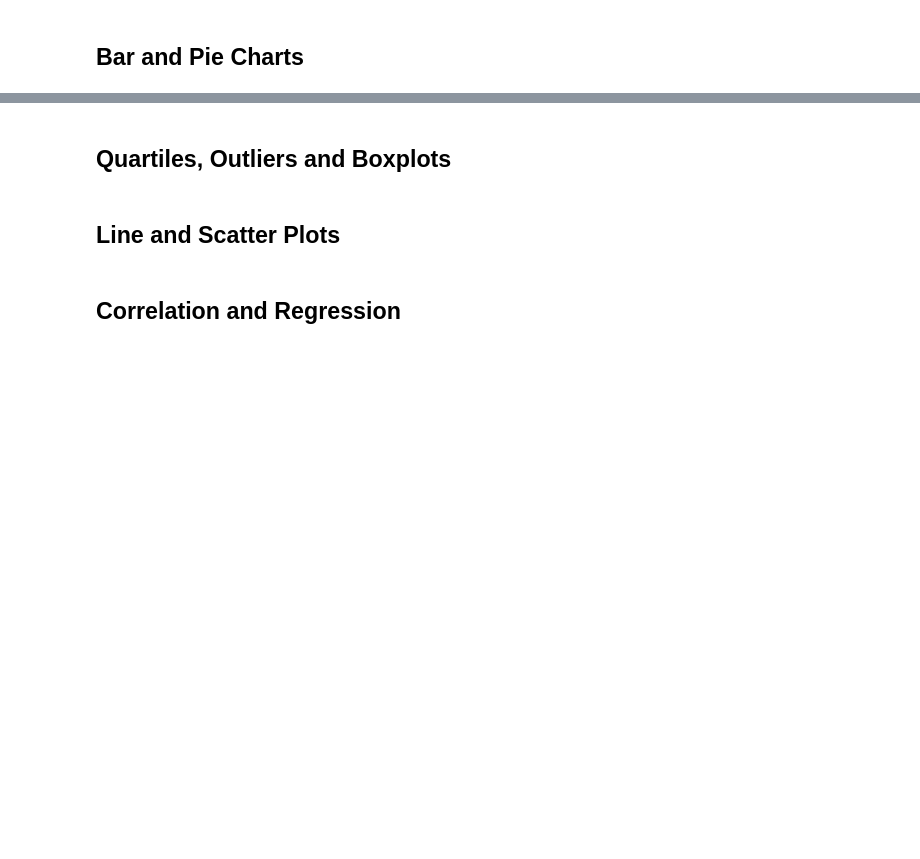
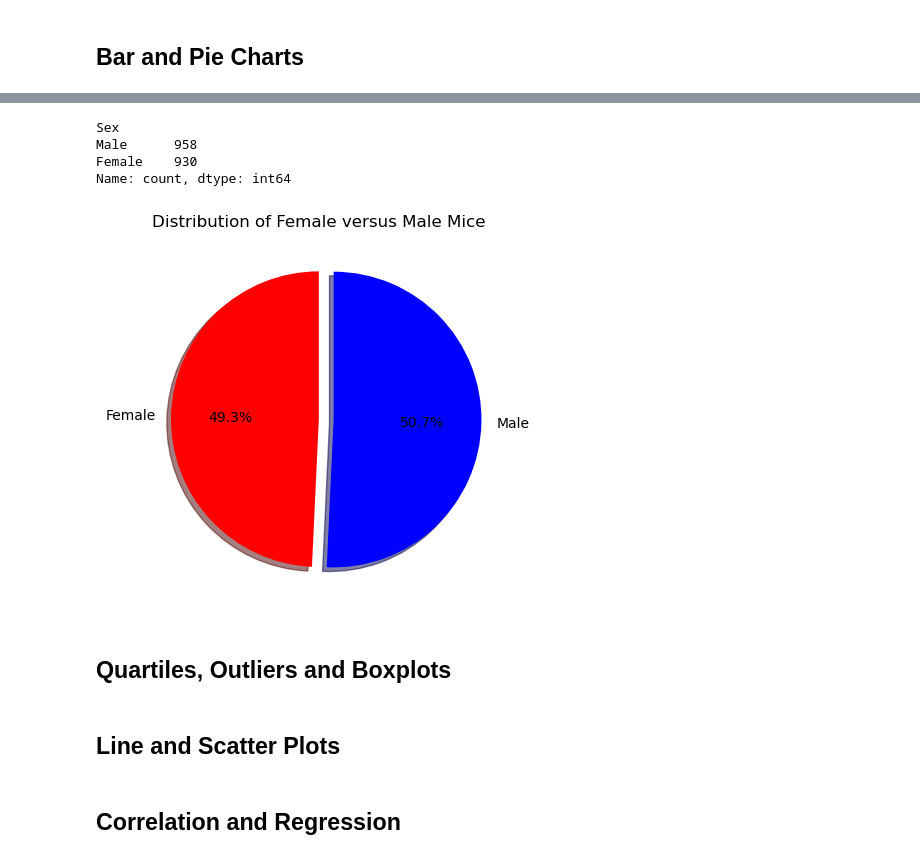
Before and after one commit to amydohlin/matplotlib-challenge, a Jupyter notebook: Pymaceuticals/pymaceuticals.ipynb, the cells around one changed output, grey strips where cells are left out. Saved outputs shown, nothing was run; the diff lists cells and outputs as text; code cells hidden in the pictures; blank space fills up the shorter version.

Commit message:
pie charts, updated readme

```diff
--- a/Pymaceuticals/pymaceuticals.ipynb
+++ b/Pymaceuticals/pymaceuticals.ipynb
@@ -173,3 +220,32 @@ summary_stats
+# %%
+# Generate a pie plot showing the distribution of female versus male mice using pyplot
+
+#----------------------------------------------------------------------------------------
+
+# Pull out counts for female vs male mice.
+f_v_m = clean_mouse[["Sex"]]
+print(f_v_m.value_counts())
+
+# Define the labels, sex counts, colors, and exploded view.
+labels = ["Female","Male"]
+size = [930,958]
+
+colors = ["red","blue"]
+
+explode = (0,0.1)
+
+# Use pyplot to create the pie charts with the above variables.
+plt.pie(size, explode=explode,labels=labels, colors=colors, startangle=90, autopct="%1.1f%%", shadow=True)
+plt.title("Distribution of Female versus Male Mice")
+
+# Display the pie chart.
+plt.show()
+# %% [output]
+Sex
+Male      958
+Female    930
+Name: count, dtype: int64
+[figure, added]
 # %% [markdown]
 ## Quartiles, Outliers and Boxplots
 # %%
```
Also changed, not shown: parts of 10 cells of this notebook, 1 other file.
